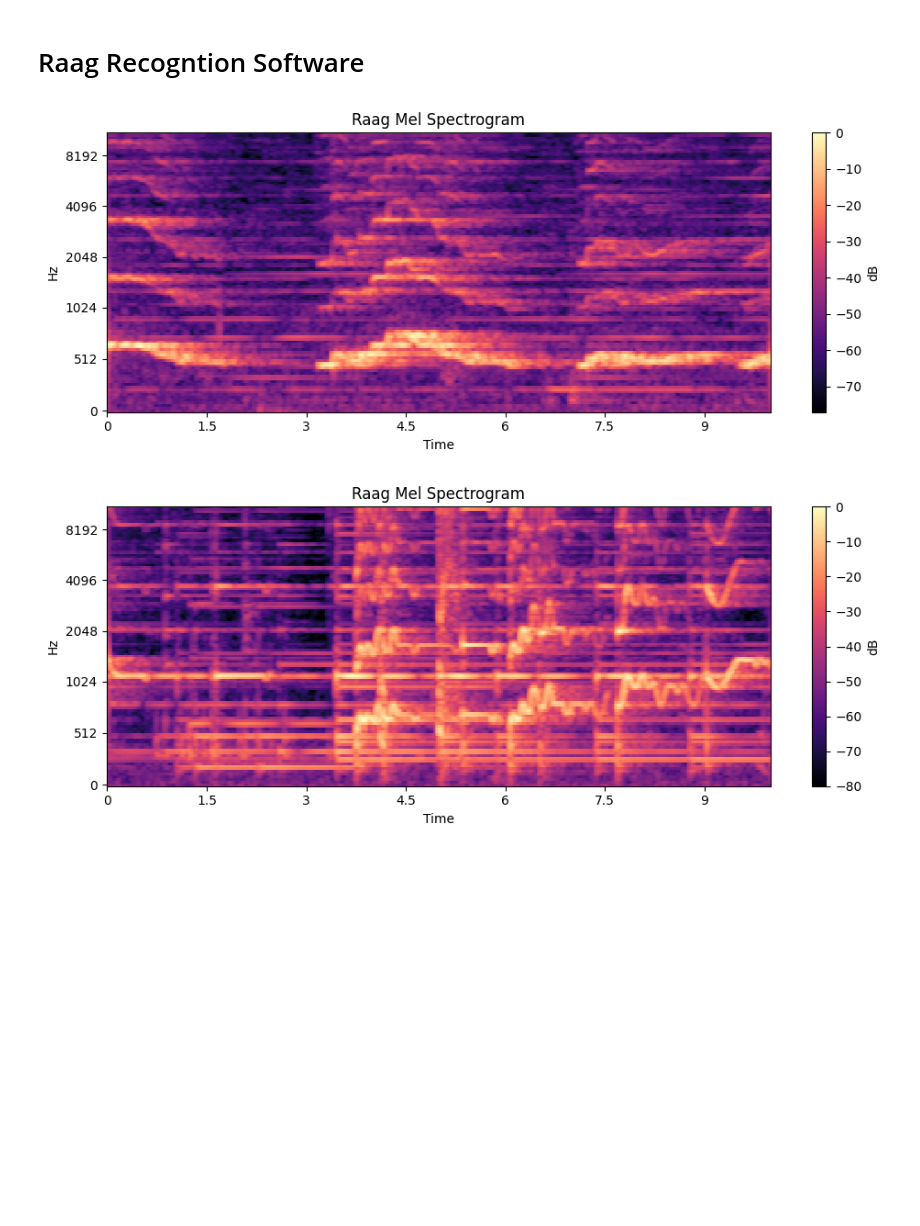
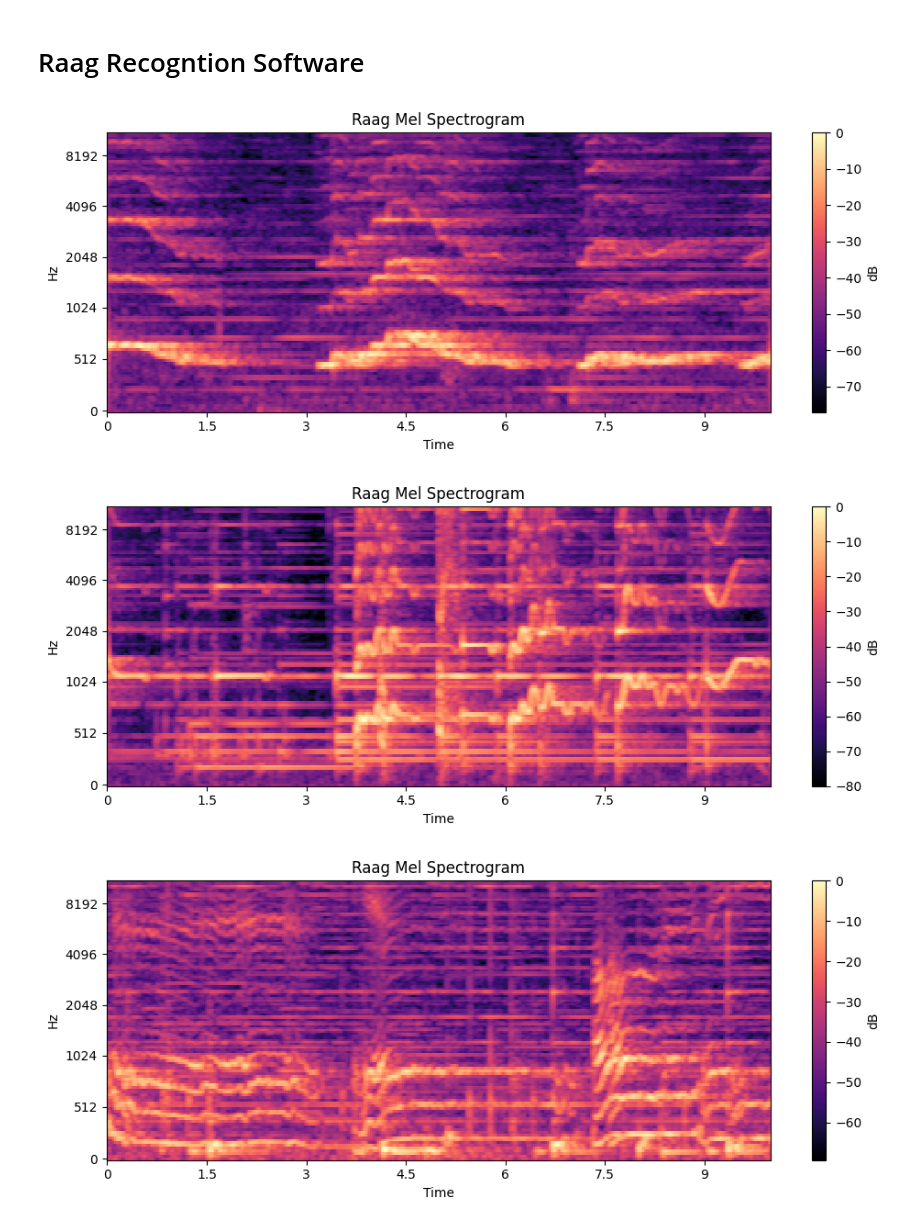
Before and after one commit to g00ab/Raag_Software_Recognition, a Jupyter notebook: Raag_Recogntion_Pipeline.ipynb, the cells around one changed output. Cells and saved outputs as stored; diff of their text form; code cells hidden in the pictures; blank space fills up the shorter version.

Commit message:
First Model with Dharbari, Jog and Gorag Khalyan

```diff
--- a/Raag_Recogntion_Pipeline.ipynb
+++ b/Raag_Recogntion_Pipeline.ipynb
@@ -14,6 +14,7 @@ import librosa
 dir_path = str(Path.cwd())
 file_path_gorag_khalyan = os.path.join(dir_path, "Data", "Sound", "Gorag_Khalyan", "Raag_Gorag_Khalyan.mp3")
 file_path_Jog = os.path.join(dir_path, "Data", "Sound", "Jog", "Raag_Jog.mp3")
+file_path_Dharbari = os.path.join(dir_path, "Data", "Sound", "Dharbari", "Raag_Dharbari.mp3")
 Sr = 22050  # Common sampling rate for audio processing
 # print(f"Reading audio from: {file_path}")
 # audio, sr = librosa.load(file_path, sr=None)
@@ -114,12 +115,15 @@ def generate_raag_dataset(file_path,
 # %%
 S_dB_1, Sr = raag_mel_spectrogram(file_path_gorag_khalyan, start_sec=500, duration=10)
 S_dB_2, Sr = raag_mel_spectrogram(file_path_Jog, start_sec=800, duration=10)
+S_dB_3, Sr = raag_mel_spectrogram(file_path_Dharbari, start_sec=1000, duration=10)
 # data = generate_raag_dataset(file_path, window_sec=10, hop_sec=5)
 plot_spectrogram(S_dB_1, Sr)
 plot_spectrogram(S_dB_2, Sr)
+plot_spectrogram(S_dB_3, Sr)
 # %% [output]
 [figure]
 [figure]
+[figure, added]
 # %%
 import matplotlib.pyplot as plt
 import os
```
Also changed, not shown: parts of 13 cells of this notebook, 1 other file.
